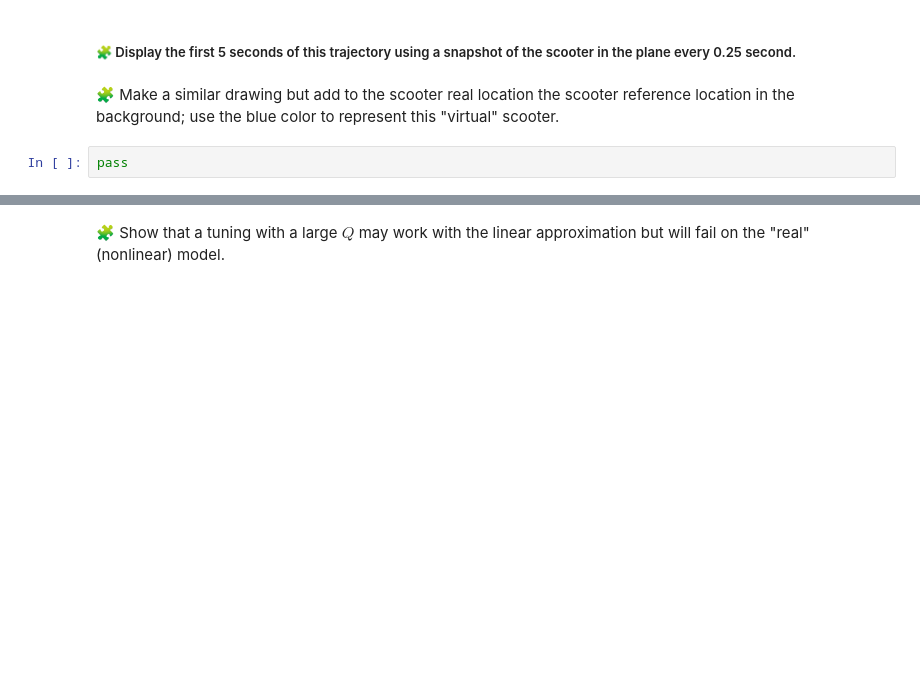
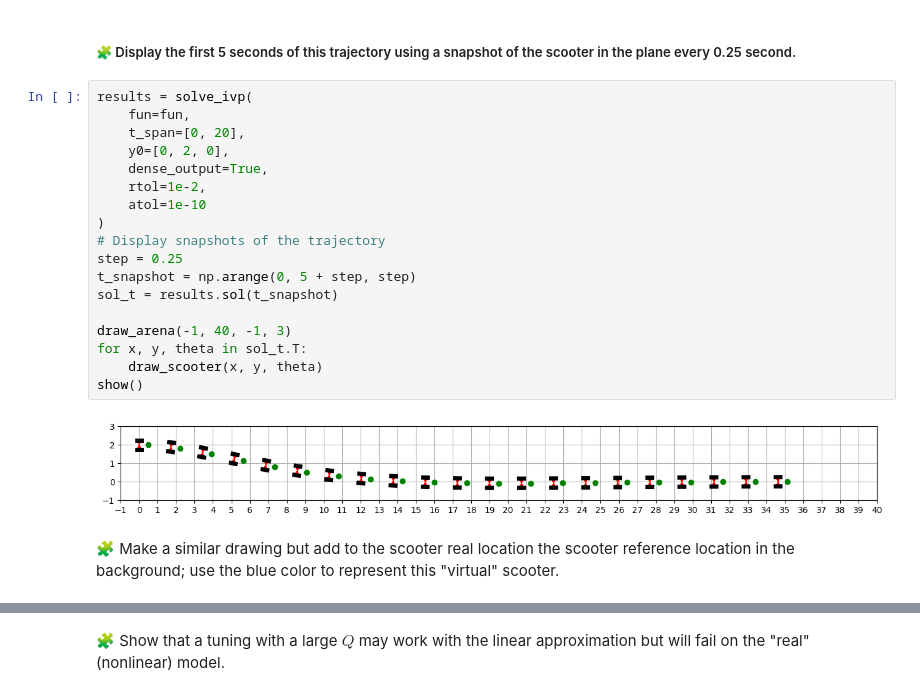
Before and after one commit to Adellah-bellahmama/control-engineering-with-python-project-2023-2024, a Jupyter notebook: Project-part-3.ipynb, the cells around one changed output, grey strips where cells are left out. Drawn from its saved outputs; the diff is of its cells as text; blank space fills up the shorter version.

```diff
--- a/Project-part-3.ipynb
+++ b/Project-part-3.ipynb
@@ -740,6 +915,24 @@ pass
 # %% [markdown]
 ##### 🧩 Display the first 5 seconds of this trajectory using a snapshot of the scooter in the plane every 0.25 second.
+# %%
+results = solve_ivp(
+    fun=fun,
+    t_span=[0, 20],
+    y0=[0, 2, 0],
+    dense_output=True,
+    rtol=1e-2,
+    atol=1e-10
+)
+# Display snapshots of the trajectory
+step = 0.25
+t_snapshot = np.arange(0, 5 + step, step)
+sol_t = results.sol(t_snapshot)
+
+draw_arena(-1, 40, -1, 3)
+for x, y, theta in sol_t.T:
+    draw_scooter(x, y, theta)
+show()
+# %% [output]
+[figure, added]
 # %% [markdown]
 🧩 Make a similar drawing but add to the scooter real location the scooter reference location in the background; use the blue color to represent this "virtual" scooter.
-# %%
-pass
```
Also changed, not shown: parts of 17 cells of this notebook.
